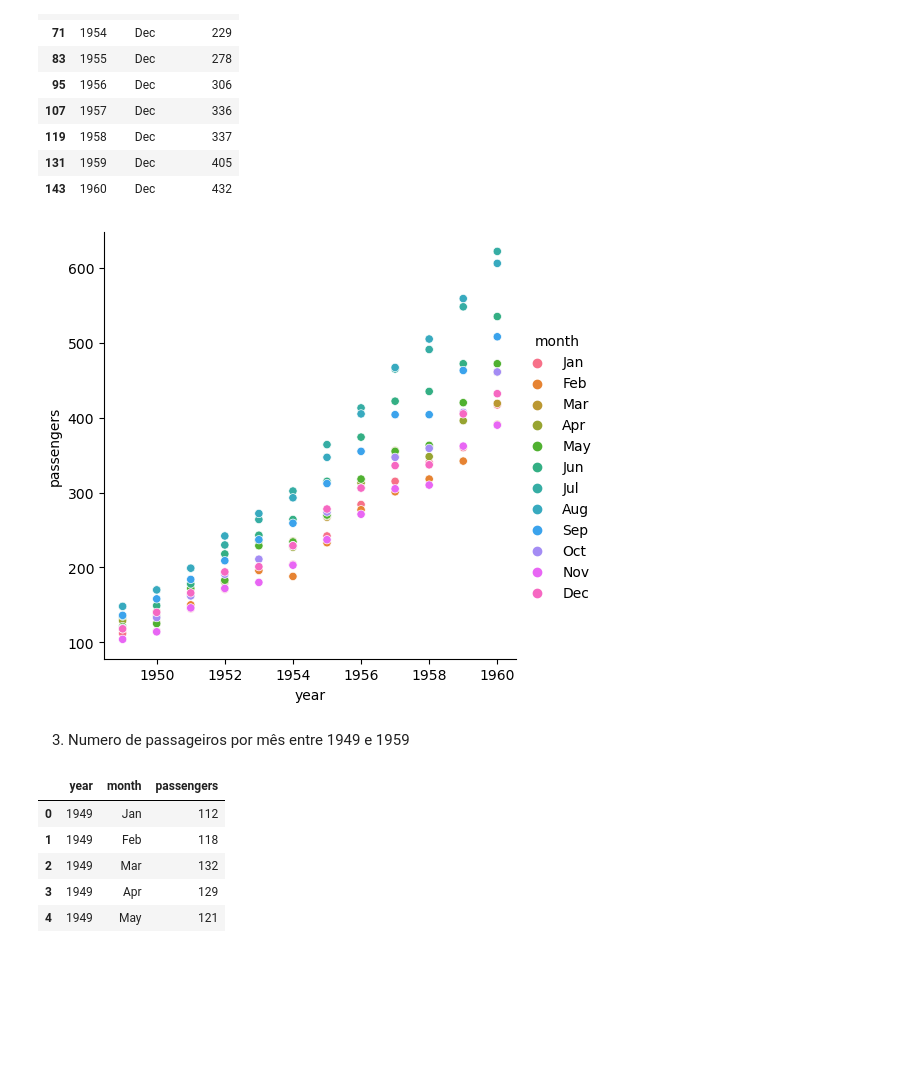
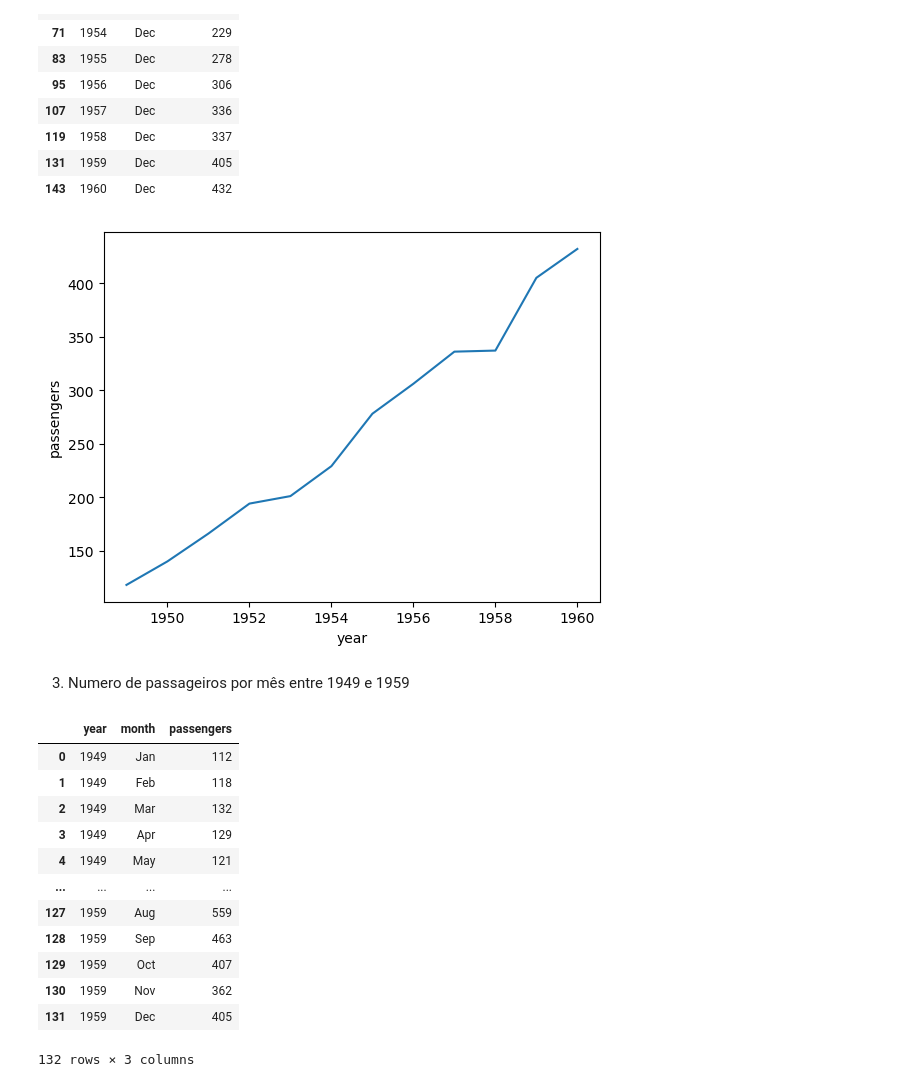
Before and after one commit to jhonatanpaz95/analise-de-dados, a Jupyter notebook: Seaborn/Seaborn.ipynb, the cells around one changed output. Cells and saved outputs as stored; diff of their text form; code cells hidden in the pictures; blank space fills up the shorter version.

```diff
--- a/Seaborn/Seaborn.ipynb
+++ b/Seaborn/Seaborn.ipynb
@@ -44,16 +56,16 @@ dezembro
 | 131 | 1959 | Dec | 405 |
 | 143 | 1960 | Dec | 432 |
 # %%
-grafico = sns.relplot(data=data, x='year', y='passengers', hue='month') #mudar parar linha
+grafico = sns.lineplot(data=dezembro, x='year', y='passengers') #mudar parar linha
 # %% [output]
-[figure, old version]
+[figure, new version]
 # %% [markdown]
 3. Numero de passageiros por mês entre 1949 e 1959
 # %%
 import seaborn as sns
 
 data = sns.load_dataset("flights")
-data.head()
+passageiros = data.query('year <= 1959')
 # %% [output]
 |  | year | month | passengers |
 | 0 | 1949 | Jan | 112 |
@@ -61,3 +73,10 @@ data.head()
 | 2 | 1949 | Mar | 132 |
 | 3 | 1949 | Apr | 129 |
 | 4 | 1949 | May | 121 |
+| ... | ... | ... | ... |
+| 127 | 1959 | Aug | 559 |
+| 128 | 1959 | Sep | 463 |
+| 129 | 1959 | Oct | 407 |
+| 130 | 1959 | Nov | 362 |
+| 131 | 1959 | Dec | 405 |
+132 rows × 3 columns
```
Also changed, not shown: parts of 13 cells of this notebook.
